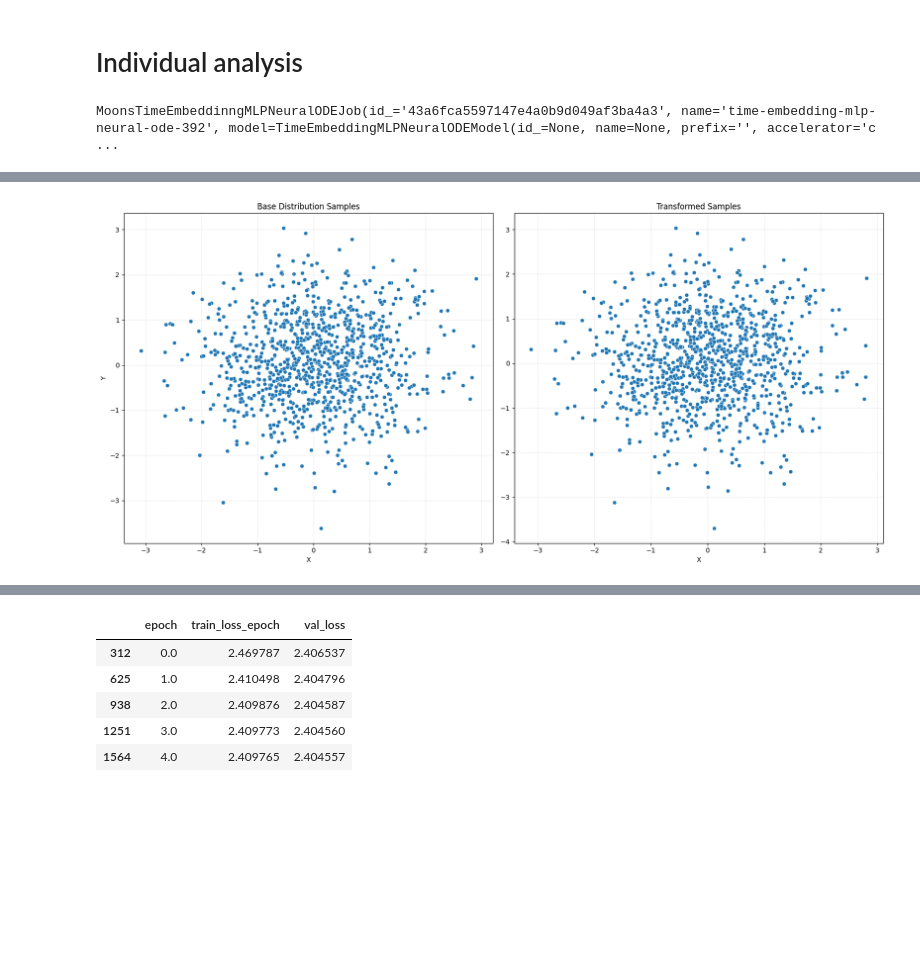
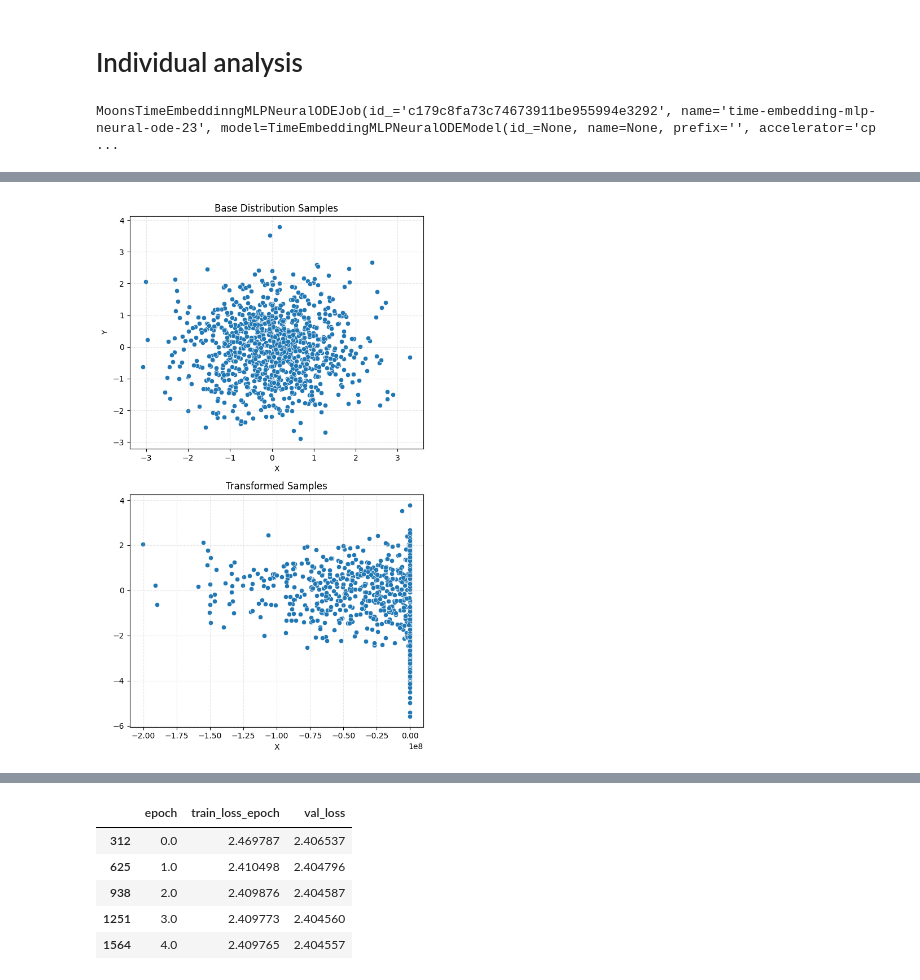
Before and after one commit to lucasbanunes/even-flow-pearl-jam.mp3, a Jupyter notebook: 01_neural_ode_2d.ipynb, the cells around one changed output, grey strips where cells are left out. Saved outputs shown, nothing was run; the diff lists cells and outputs as text; code cells hidden in the pictures; blank space fills up the shorter version.

Commit message:
Adds Zuko implementation of CNF with moons dataset.

```diff
--- a/01_neural_ode_2d.ipynb
+++ b/01_neural_ode_2d.ipynb
@@ -17,0 +16,4 @@ from even_flow.utils import flatten_dict
+# %%
+experiment_name = 'Moons Neural ODE 2'
+mlflow.set_experiment(experiment_name)
+logger = set_logger()
@@ -17,0 +22,16 @@ from even_flow.utils import flatten_dict
+# %%
+train_samples = 10000
+val_samples = 1000
+test_samples = 1000
+noise = 0.05
+batch_size = 32
+random_state = 943874
+
+datamodule = MoonsDataset(
+    train_samples=train_samples,
+    val_samples=val_samples,
+    test_samples=test_samples,
+    noise=noise,
+    batch_size=batch_size,
+    random_state=random_state
+)
@@ -183,12 +299,29 @@ fig.tight_layout()
 # %%
 min_test_loss_idx = runs_df['metrics.test.loss'].idxmin()
 min_test_loss_run = runs_df.loc[min_test_loss_idx]
-min_test_loss_job = MoonsTimeEmbeddinngMLPNeuralODEJob.from_mlflow_run_id(min_test_loss_run['run_id'])
+for job in jobs:
+    if job.id_ == min_test_loss_run['run_id']:
+        min_test_loss_job = job
+        break
 min_test_loss_job
 # %% [output]
-MoonsTimeEmbeddinngMLPNeuralODEJob(id_='43a6fca5597147e4a0b9d049af3ba4a3', name='time-embedding-mlp-neural-ode-392', model=TimeEmbeddingMLPNeuralODEModel(id_=None, name=None, prefix='', accelerator='c ...
+MoonsTimeEmbeddinngMLPNeuralODEJob(id_='c179c8fa73c74673911be955994e3292', name='time-embedding-mlp-neural-ode-23', model=TimeEmbeddingMLPNeuralODEModel(id_=None, name=None, prefix='', accelerator='cp ...
 # %%
-transformed_samples, base_samples, fig, axes = min_test_loss_job.plot_comparison(1000)
+sample_time_estimation = 100
+n_samples = 1000
+delta = []
+for _ in range(sample_time_estimation):
+    start = datetime.now(timezone.utc).timestamp()
+    min_test_loss_job.model.sample((n_samples,))
+    finish = datetime.now(timezone.utc).timestamp()
+    delta.append(finish - start)
+delta = np.array(delta)
+avg = np.mean(delta)
+std = np.std(delta)
+logger.info(f'Average sampling time over {sample_time_estimation} runs: {avg:.5f} ± {std:.5f} seconds')
+
+fig, axes = plt.subplots(2, 1, figsize=(6, 10))
+transformed_samples, base_samples, fig, axes = min_test_loss_job.plot_comparison(1000, axes=axes)
 is_equal = np.allclose(transformed_samples, base_samples)
 print(f'Are the transformed samples equal to the base samples? {is_equal}')
 fig.tight_layout()
@@ -196,5 +330,5 @@ fig.tight_layout()
 Are the transformed samples equal to the base samples? False
-[figure, old version]
+[figure, new version]
 # %%
 time = np.linspace(0., 1., num=100).astype(np.float32)
 trajectory = min_test_loss_job.model.trajectory(
```
Also changed, not shown: parts of 12 cells of this notebook, 11 other files.
